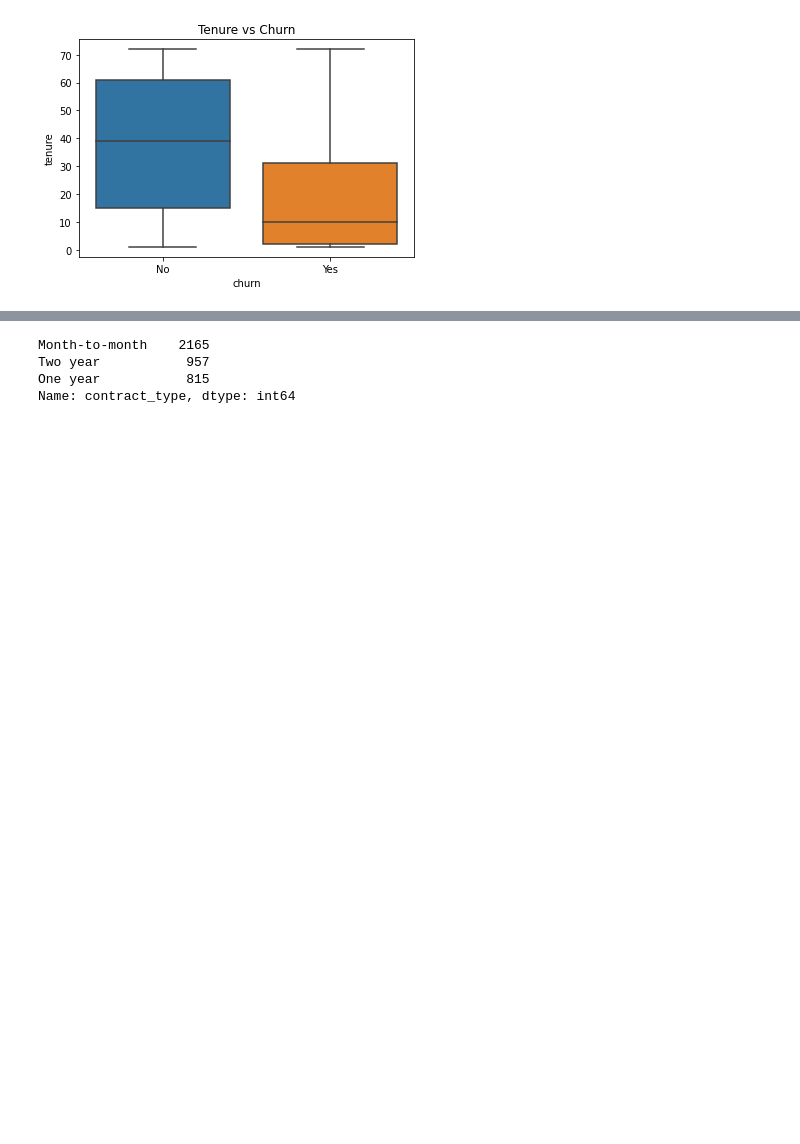
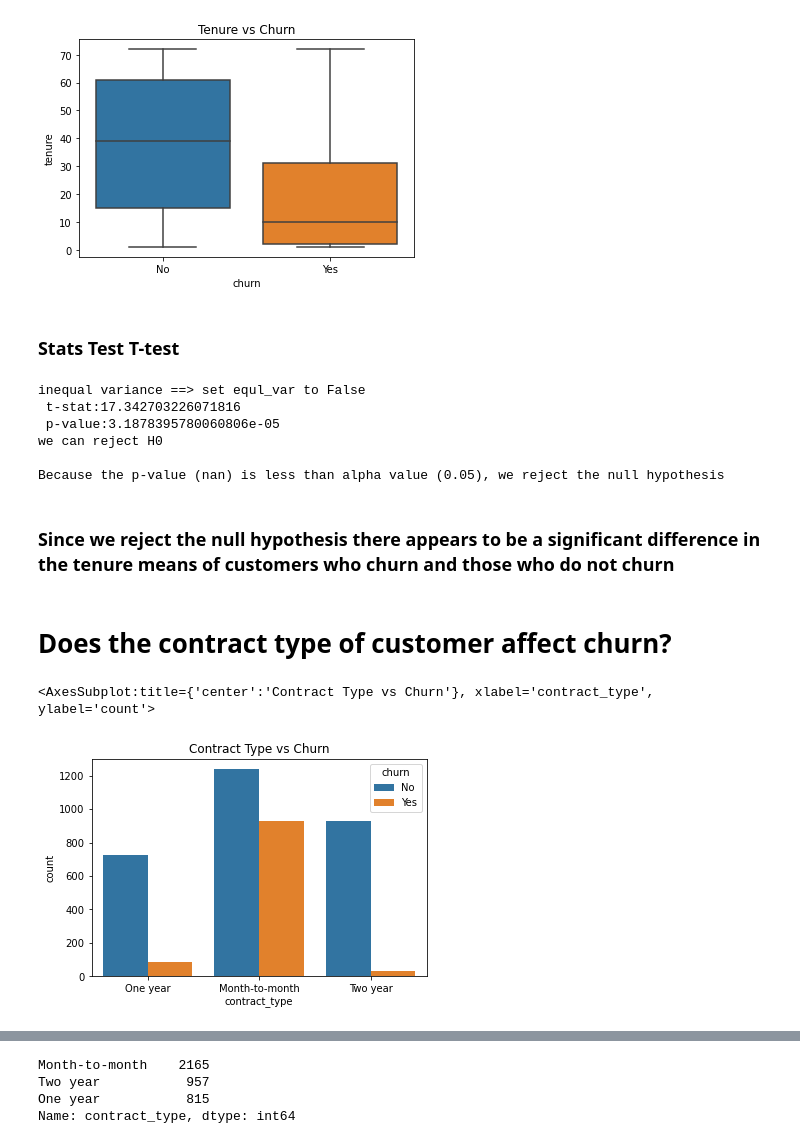
Before and after one commit to Yvette-Ibarra/classification-project, a Jupyter notebook: working_notebook.ipynb, the cells around one changed output, grey strips where cells are left out. Saved outputs shown, nothing was run; the diff lists cells and outputs as text; code cells hidden in the pictures; blank space fills up the shorter version.

```diff
--- a/working_notebook.ipynb
+++ b/working_notebook.ipynb
@@ -224,3 +290,60 @@ sns.boxplot(y=train.tenure, x=train.churn,
 # %% [output]
 <AxesSubplot:title={'center':'Tenure vs Churn'}, xlabel='churn', ylabel='tenure'>
 [figure]
+# %% [markdown]
+### Stats Test T-test
+# %%
+'''
+Hypothesis
+Does tenure have a relationship with churn?
+
+Variables:
+* tenure (continuous)
+* churn(discrete)
+
+Test: T-test two tail one sample scipy.stats.ttest_ind
+
+$H_0$: Mean tenure of Telco customers who churn == mean tenure of Telco customers who do not churn.
+
+$H_a$: Tean tenure of Telco customers who churn != mean tenure of Telco customers who do not churn.
+'''
+subset_churn =train[train.churn==1]
+subset_notchurn = train[train.churn ==0]
+
+# # stats Levene test - returns p value. small p-value means unequal variances
+stats.levene(subset_churn.tenure, subset_notchurn.tenure)
+
+# high p-value suggests that the populations have equal variances
+
+if pval < 0.05:
+    print('inequal variance ==> set equl_var to False')
+pval
+
+alpha = 0.05
+
+t_stat, p_val = stats.ttest_ind(subset_churn.tenure, subset_notchurn.tenure, equal_var = False)
+print(f' t-stat:{stat}')
+print(f' p-value:{pval}')
+
+if pval/2 < 0.05:
+    print('we can reject H0 ')
+
+print(f'''
+Because the p-value ({p_val}) is less than alpha value ({alpha}), we reject the null hypothesis''')
+# %% [output]
+inequal variance ==> set equl_var to False
+ t-stat:17.342703226071816
+ p-value:3.1878395780060806e-05
+we can reject H0
+
+Because the p-value (nan) is less than alpha value (0.05), we reject the null hypothesis
+# %% [markdown]
+### Since we reject the null hypothesis there appears to be a significant difference in the tenure means of customers who churn and those who do not churn
+# %% [markdown]
+# Does the contract type of customer affect churn?
+# %%
+plt.title('Contract Type vs Churn')
+sns.countplot(x=train.contract_type, data=train, hue = 'churn')
+# %% [output]
+<AxesSubplot:title={'center':'Contract Type vs Churn'}, xlabel='contract_type', ylabel='count'>
+[figure, added]
```
Also changed, not shown: parts of 41 cells of this notebook.
